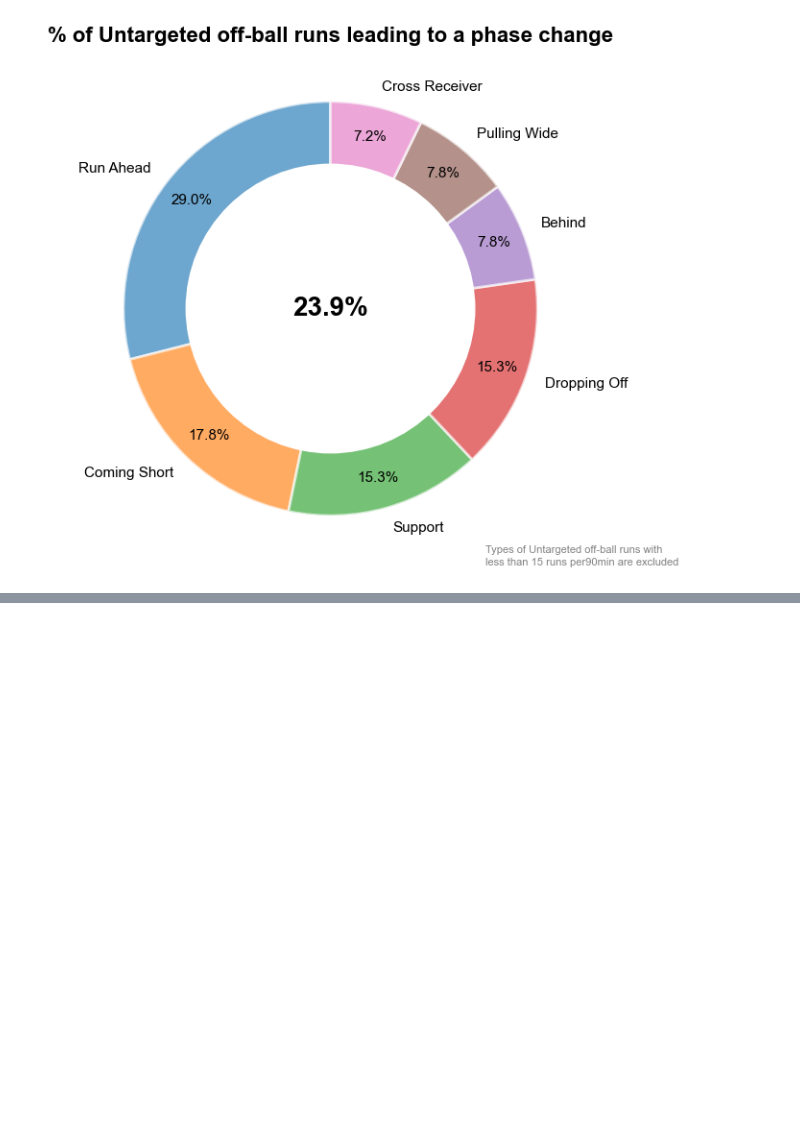
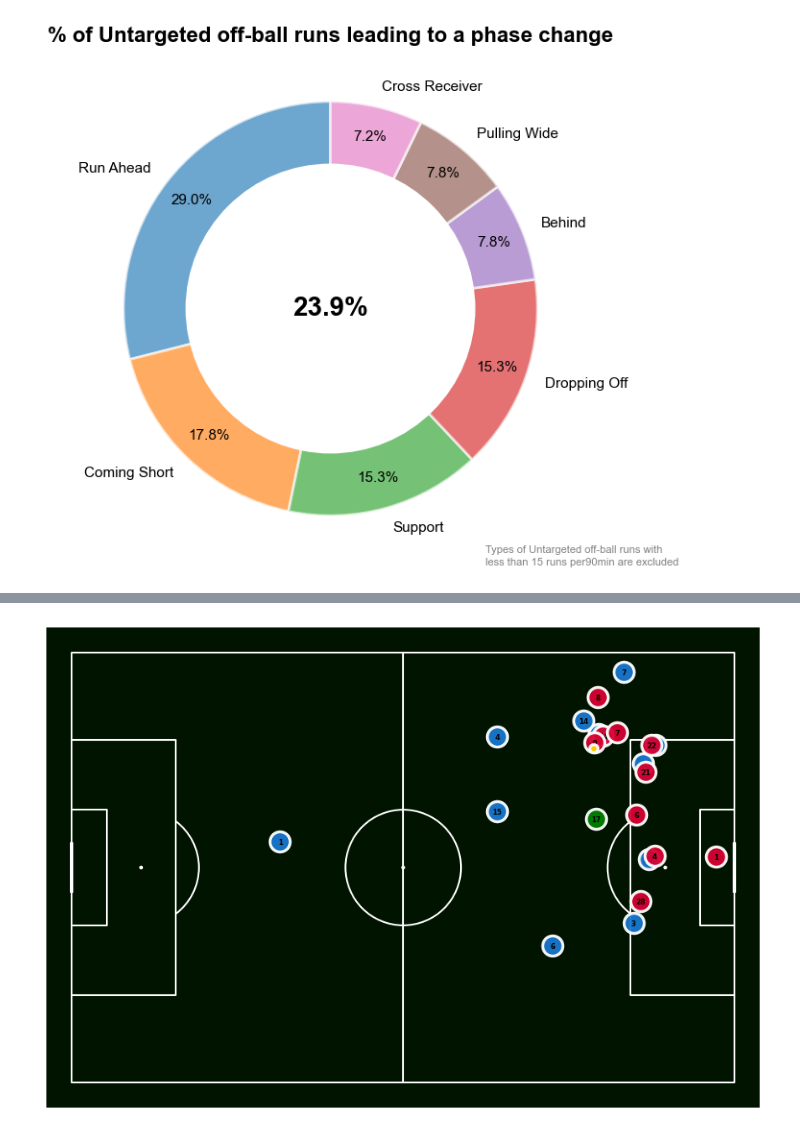
Before and after one commit to GabrielGausachs/analytics_cup_research, a Jupyter notebook: src/Utils/main.ipynb, the cells around one changed output, grey strips where cells are left out. Cells and saved outputs as stored; diff of their text form; code cells hidden in the pictures; blank space fills up the shorter version.

Commit message:
plotting trackingdata

```diff
--- a/src/Utils/main.ipynb
+++ b/src/Utils/main.ipynb
@@ -845,0 +905,4 @@ untargeted_leads_goal.head()
+# %%
+example = untargeted_leads_goal.iloc[0]
+tracking_data_example= extract_tracking_data_for_off_ball_run(example, all_tracking)
+tracking_data_example.head()
@@ -845,0 +918,62 @@ untargeted_leads_goal.head()
+# %%
+# Visualizing the tracking data for the off-ball run that led to a goal
+
+# Pick a frame to visualize
+player_id = example["player_id"]
+frame_id_to_plot = tracking_data_example["frame_id"].iloc[0]  # or any frame_id you want
+frame_data = tracking_data_example[tracking_data_example["frame_id"] == frame_id_to_plot]
+
+# Define team colors
+team_colors = {
+'home': "#1A78CF",   # blue
+'away': "#D70232",   # red
+'ball': "#FFD700"    # yellow for the ball
+}
+
+# Draw the pitch
+pitch = Pitch(
+    pitch_type="skillcorner",
+    pitch_length=105,
+    pitch_width=68,
+    pitch_color="#001400",
+    line_color="white",
+    linewidth=1.5
+)
+fig, ax = pitch.grid(figheight=8, endnote_height=0, title_height=0)
+
+
+for _, row in frame_data.iterrows():
+    if row["team_name"] == "ball":
+        c = team_colors["ball"]
+    if row["player_id"] == str(player_id):
+        c = "green"
+    else:
+        c = team_colors[str(row["ground"])]
+
+    ax.scatter(
+        row["x"],
+        row["y"],
+        c=c,
+        alpha=0.95,
+        s=300 if row["team_name"] != "ball" else 50,    # smaller for ball
+        edgecolors="white",
+        linewidths=2.5,
+        zorder=10,
+    )
+
+    if row["team_name"] != "ball":
+        ax.text(
+            row["x"],
+            row["y"]-0.2,
+            str(int(row["jersey_no"])),  # player number
+            color="black",
+            fontweight="bold",
+            fontsize=6,
+            ha="center",
+            va="center",
+            zorder=10,
+        )
+
+plt.show()
+# %% [output]
+[figure, added]
```
Also changed, not shown: parts of 4 cells of this notebook.
